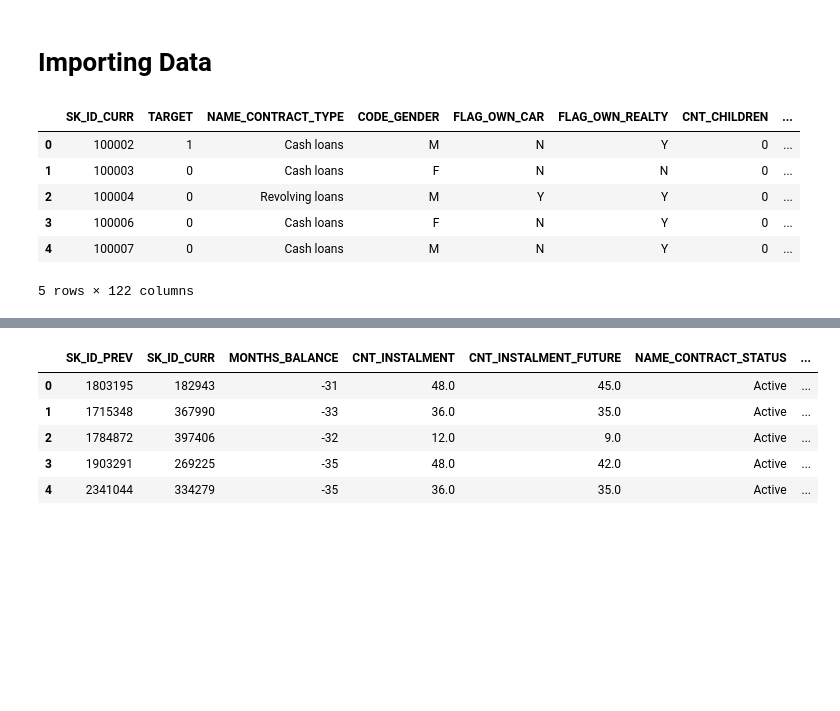
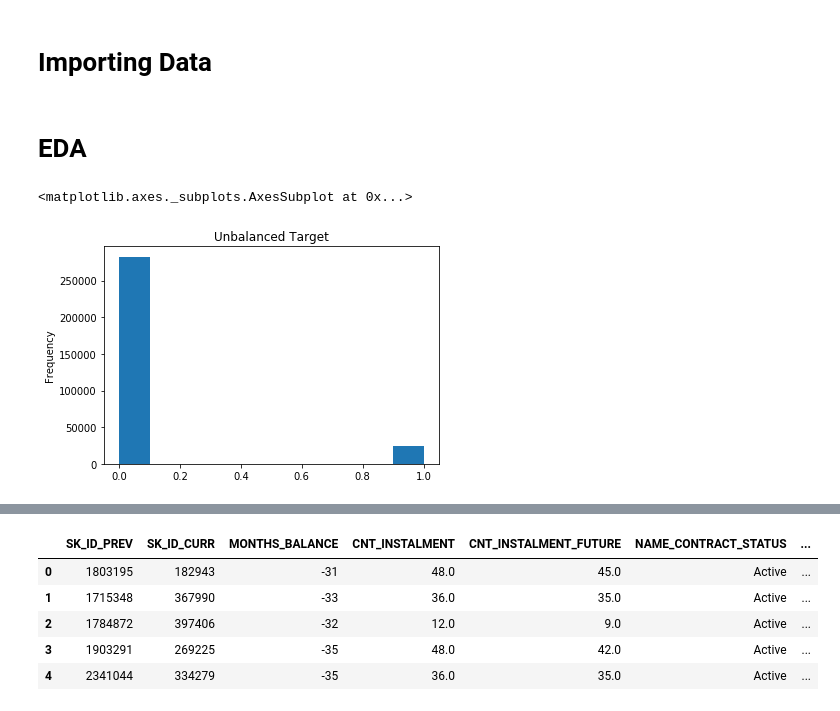
Before and after one commit to joaomalves/Bamboozled_team, a Jupyter notebook: Home_credit.ipynb, the cells around one changed output, grey strips where cells are left out. Saved outputs shown, nothing was run; the diff lists cells and outputs as text; code cells hidden in the pictures; blank space fills up the shorter version.

```diff
--- a/Home_credit.ipynb
+++ b/Home_credit.ipynb
@@ -15,20 +17,20 @@ installments_payments = pd.read_csv('data/installments_payments.csv')
 credit_card_balance = pd.read_csv('data/credit_card_balance.csv')
 bureau = pd.read_csv('data/bureau.csv')
 application_test = pd.read_csv('data/application_test.csv')
+# %% [markdown]
+# EDA
 # %%
+
 application_train.head()
-
-
 #The target feature is really unbalanced..Should we try data augmentation?Why or why not?
 #application_train.TARGET.value_counts(dropna=False)
 
 #Humongous amount of features
 #application_train.shape[1]
+
+#application_train.isnull().sum().sort_values(ascending=False)
+#application_train.nunique()
+application_train['TARGET'].astype(int).plot.hist(title='Unbalanced Target')
 # %% [output]
-|  | SK_ID_CURR | TARGET | NAME_CONTRACT_TYPE | CODE_GENDER | FLAG_OWN_CAR | FLAG_OWN_REALTY | CNT_CHILDREN | ... |
-| 0 | 100002 | 1 | Cash loans | M | N | Y | 0 | ... |
-| 1 | 100003 | 0 | Cash loans | F | N | N | 0 | ... |
-| 2 | 100004 | 0 | Revolving loans | M | Y | Y | 0 | ... |
-| 3 | 100006 | 0 | Cash loans | F | N | Y | 0 | ... |
-| 4 | 100007 | 0 | Cash loans | M | N | Y | 0 | ... |
-5 rows × 122 columns
+<matplotlib.axes._subplots.AxesSubplot at 0x...>
+[figure, added]
```
Also changed, not shown: parts of 12 cells of this notebook.
